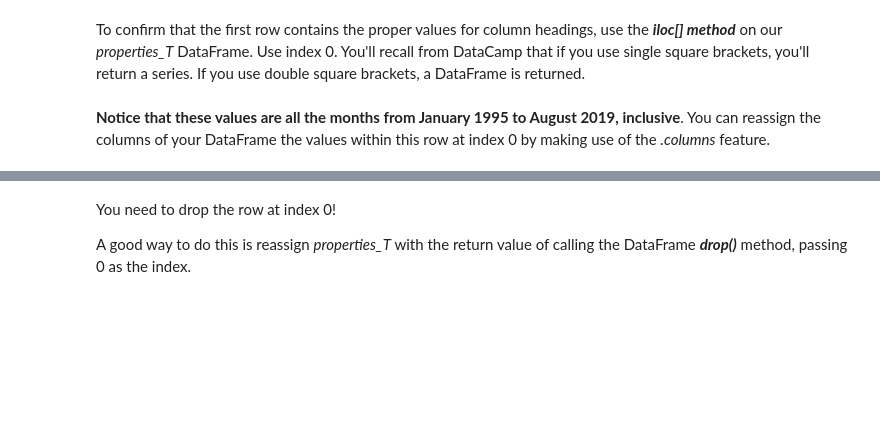
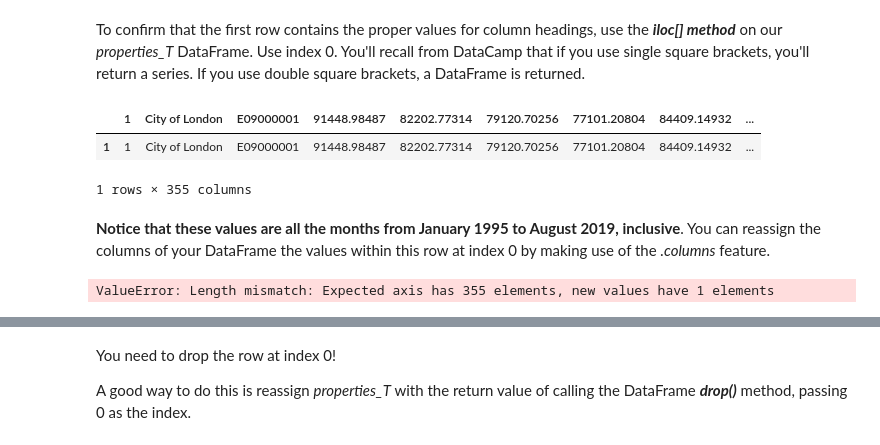
Before and after one commit to acyeo/Springboard, a Jupyter notebook: Unit 4 Challenge - Tier 1.ipynb, the cells around one changed output, grey strips where cells are left out. Drawn from its saved outputs; the diff is of its cells as text; code cells hidden in the pictures; blank space fills up the shorter version.

```diff
--- a/Unit 4 Challenge - Tier 1.ipynb
+++ b/Unit 4 Challenge - Tier 1.ipynb
@@ -173,12 +232,18 @@ properties_T._ _ _
 To confirm that the first row contains the proper values for column headings, use the  ***iloc[] method*** on our *properties_T* DataFrame. Use index 0. You'll recall from DataCamp that if you use single square brackets, you'll return a series. If you use double square brackets, a DataFrame is returned.
 # %%
 # Call the iloc[] method with double square brackets on the properties_T DataFrame, to see the row at index 0.
-properties_T._ _ _[[0]]
+properties_T.iloc[[0]]
+# %% [output]
+|  | 1 | City of London | E09000001 | 91448.98487 | 82202.77314 | 79120.70256 | 77101.20804 | 84409.14932 | ... |
+| 1 | 1 | City of London | E09000001 | 91448.98487 | 82202.77314 | 79120.70256 | 77101.20804 | 84409.14932 | ... |
+1 rows × 355 columns
 # %% [markdown]
 **Notice that these values are all the months from January 1995 to August 2019, inclusive**. You can reassign the columns of your DataFrame the values within this row at index 0 by making use of the *.columns* feature.
 # %%
 # Try this now.
-properties_T.columns = properties_T.iloc[0]
+properties_T.columns = properties_T.iloc[[0]].values
+# %% [output]
+ValueError: Length mismatch: Expected axis has 355 elements, new values have 1 elements
 # %%
 # Check out our DataFrame again:
 properties_T.head()
```
Also changed, not shown: parts of 14 cells of this notebook.
